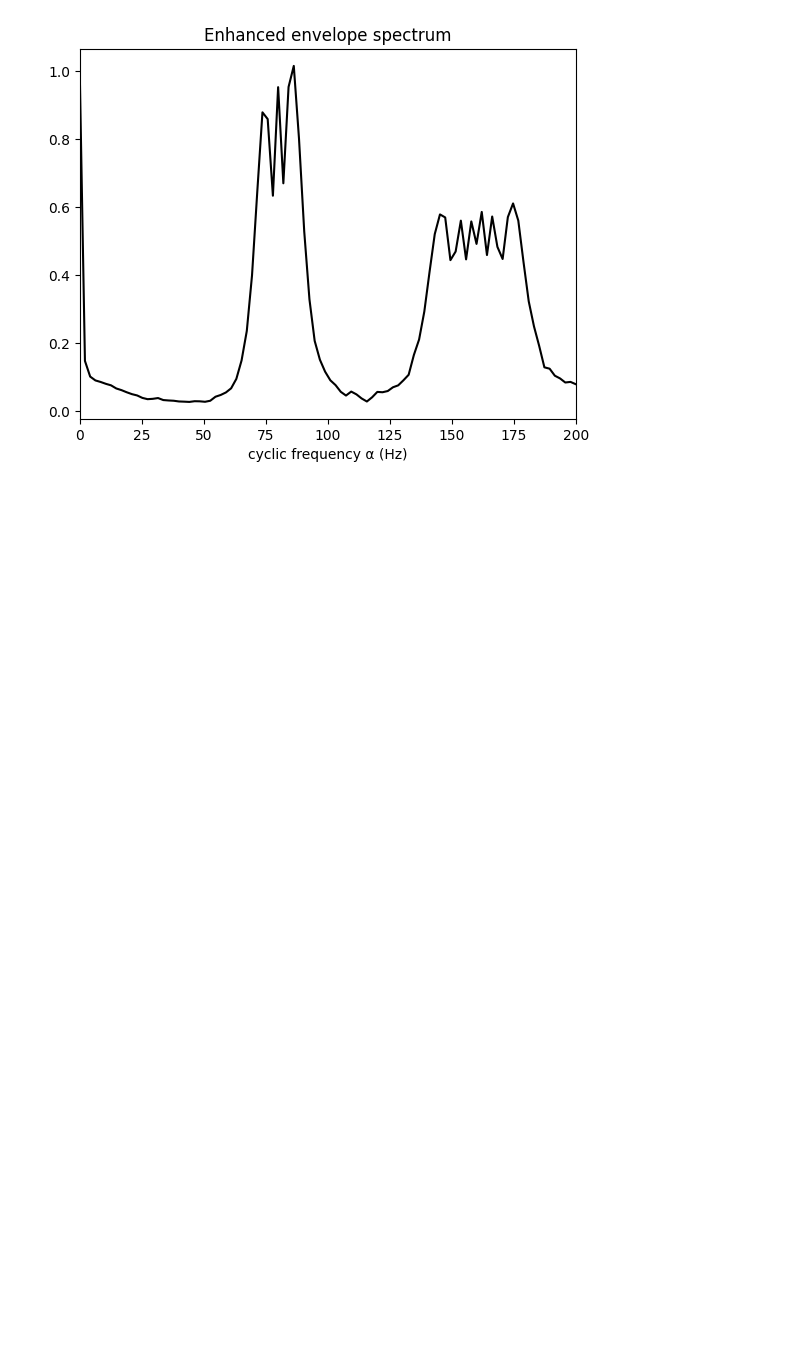
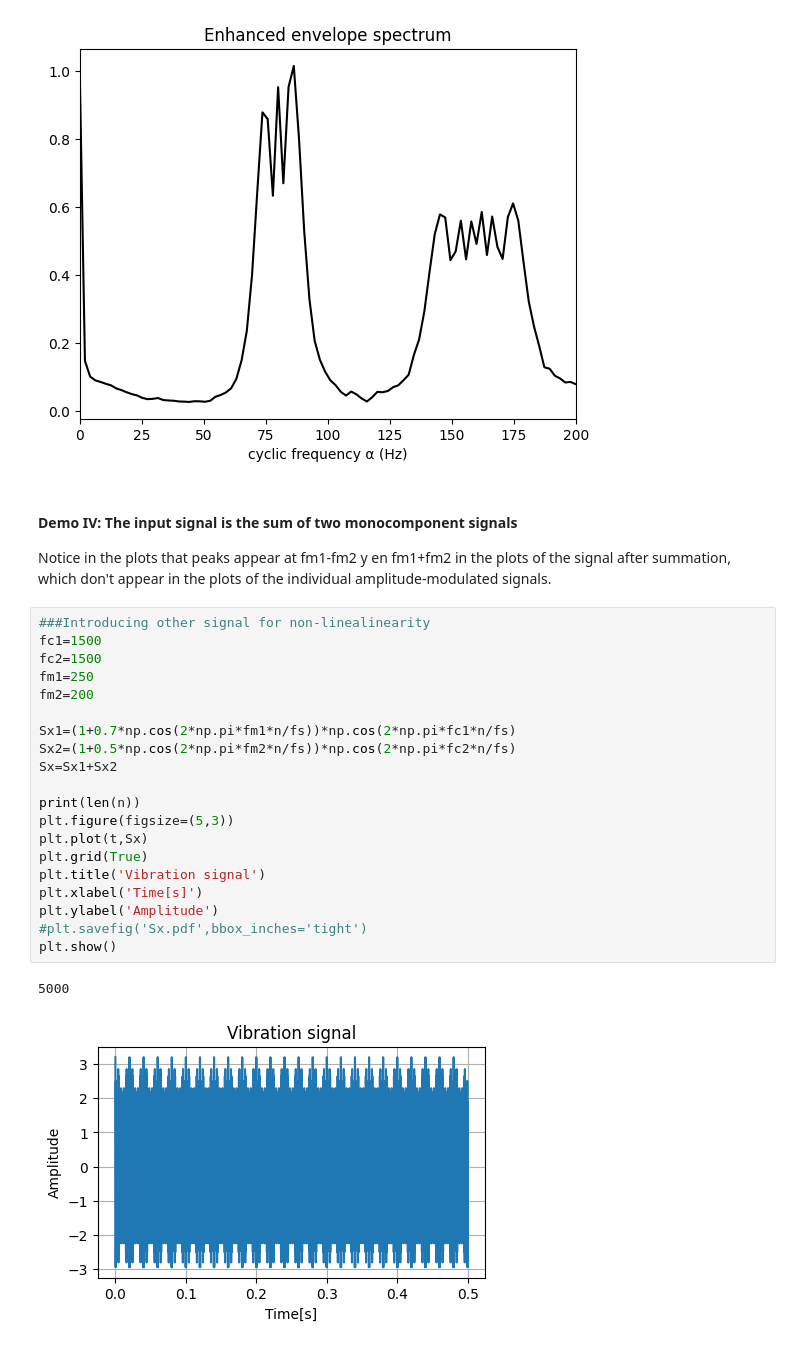
Before and after one commit to androdl96/GD_bearing, a Jupyter notebook: prueba_SC.ipynb, the cells around one changed output. Cells and saved outputs as stored; diff of their text form; blank space fills up the shorter version.

Commit message:
non-linear demo

```diff
--- a/prueba_SC.ipynb
+++ b/prueba_SC.ipynb
@@ -465,3 +465,30 @@ plt.show()
 # %% [output]
 [figure]
 [figure]
+# %% [markdown]
+#### Demo IV: The input signal is the sum of two monocomponent signals
+
+Notice in the plots that peaks appear at fm1-fm2 y en fm1+fm2 in the plots of the signal after summation, which don't appear in the plots of the individual amplitude-modulated signals.
+# %%
+###Introducing other signal for non-linealinearity
+fc1=1500
+fc2=1500
+fm1=250
+fm2=200
+
+Sx1=(1+0.7*np.cos(2*np.pi*fm1*n/fs))*np.cos(2*np.pi*fc1*n/fs)
+Sx2=(1+0.5*np.cos(2*np.pi*fm2*n/fs))*np.cos(2*np.pi*fc2*n/fs)
+Sx=Sx1+Sx2
+
+print(len(n))
+plt.figure(figsize=(5,3))
+plt.plot(t,Sx)
+plt.grid(True)
+plt.title('Vibration signal')
+plt.xlabel('Time[s]')
+plt.ylabel('Amplitude')
+#plt.savefig('Sx.pdf',bbox_inches='tight')
+plt.show()
+# %% [output]
+5000
+[figure, added]
```
Also changed, not shown: parts of 3 cells of this notebook.
